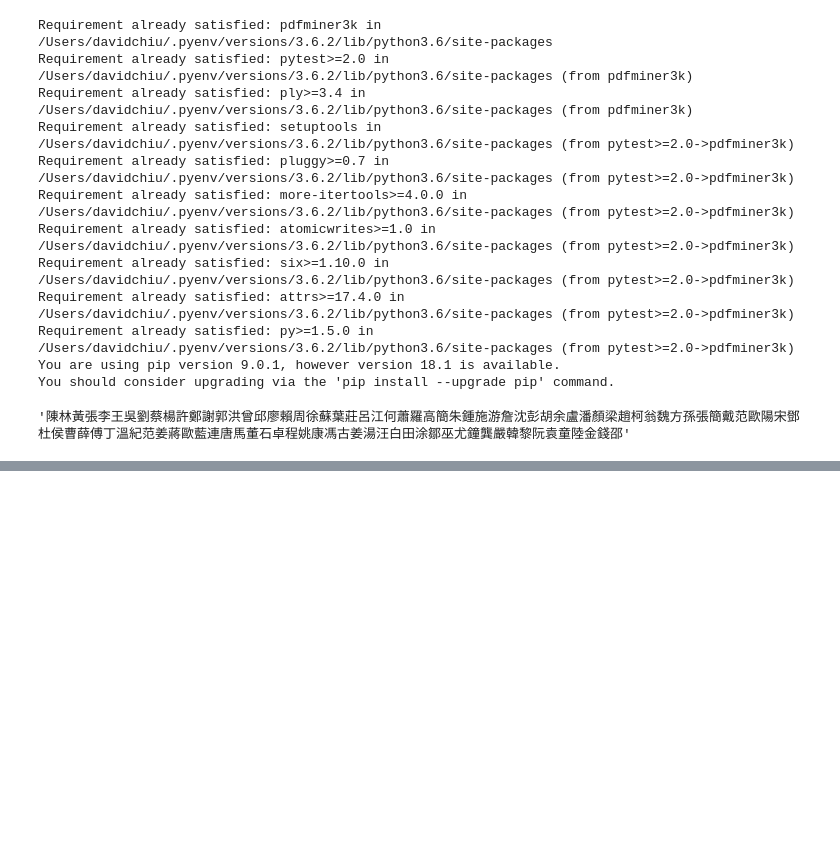
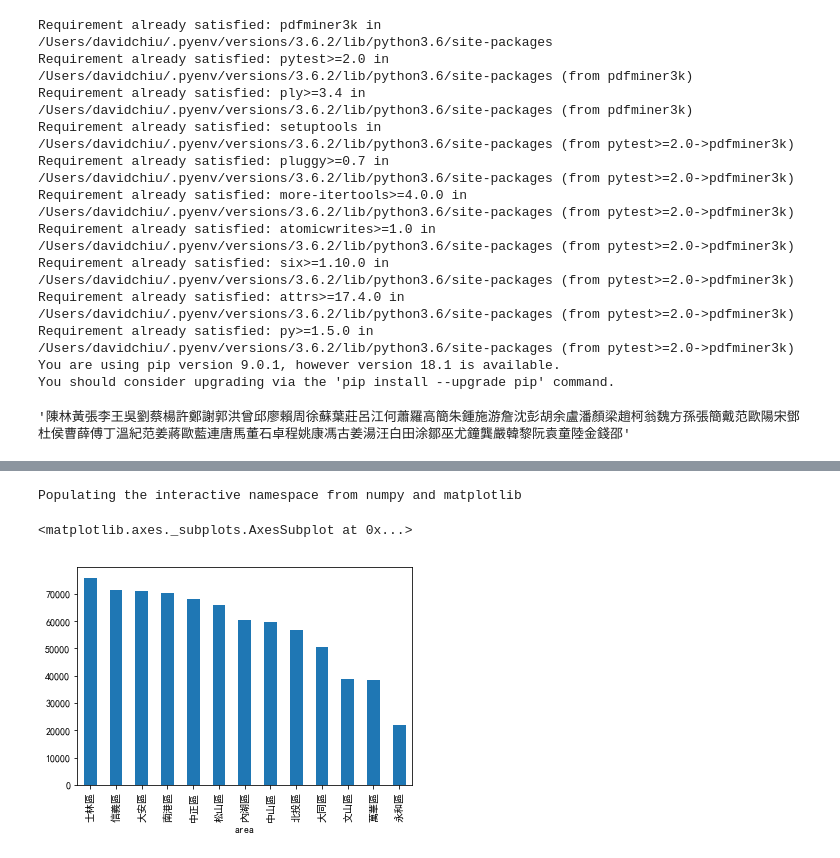
Before and after one commit to ywchiu/cathaybkpython, a Jupyter notebook: Demo20181204.ipynb, the cells around one changed output, grey strips where cells are left out. Saved outputs shown, nothing was run; the diff lists cells and outputs as text; code cells hidden in the pictures; blank space fills up the shorter version.

```diff
--- a/Demo20181204.ipynb
+++ b/Demo20181204.ipynb
@@ -1689,0 +1736,7 @@ names = re.findall('[陳林黃張李王吳劉蔡楊許鄭謝郭洪曾邱廖賴
+# %%
+import pandas
+df = pandas.read_csv('https://raw.githubusercontent.com/ywchiu/cathaybkpython/master/data/rent_591_sample.csv', index_col=0 )
+# %%
+df['price'] = df['price'].map(lambda ele : int(ele.replace('元/月', '').replace(',', '')) if '元/月' in ele else np.nan)
+# %%
+df[['city', 'area', 'road']] = df['address'].str.extract('(.+市)(.+區)(.+[路街])')
@@ -1689,0 +1828,9 @@ names = re.findall('[陳林黃張李王吳劉蔡楊許鄭謝郭洪曾邱廖賴
+# %%
+%pylab inline
+import matplotlib.pyplot as plt
+plt.rcParams['font.sans-serif']=['SimHei']
+df[df['building_use'] == '電梯大樓/整層住家'].groupby(['area'])['price'].mean().sort_values(ascending= False).plot(kind = 'bar')
+# %% [output]
+Populating the interactive namespace from numpy and matplotlib
+<matplotlib.axes._subplots.AxesSubplot at 0x...>
+[figure, added]
```
Also changed, not shown: parts of 33 cells of this notebook.
